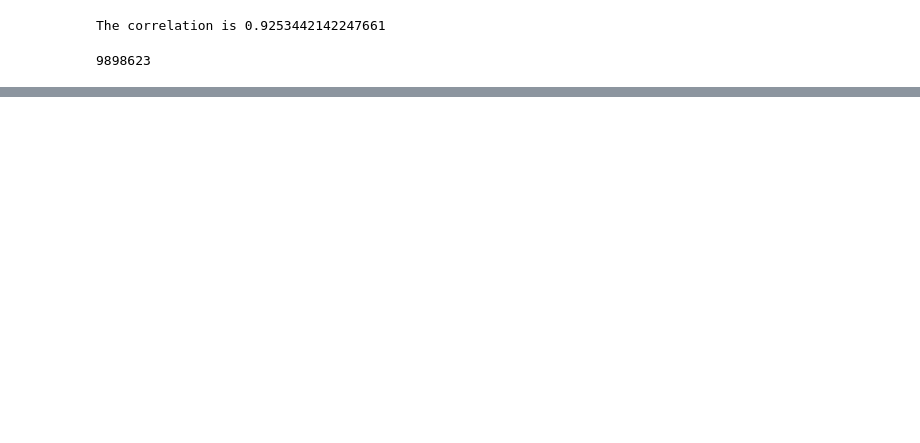
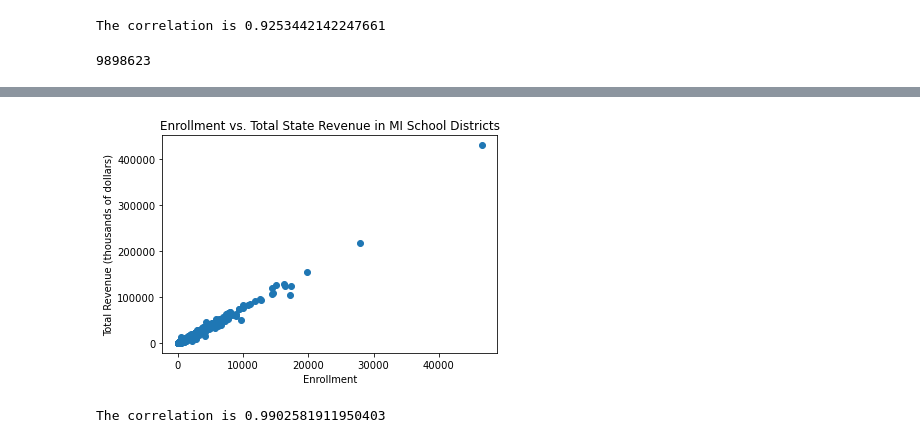
Before and after one commit to robertodiazbriones/Project_2, a Jupyter notebook: Education_finance_exploration.ipynb, the cells around one changed output, grey strips where cells are left out. Drawn from its saved outputs; the diff is of its cells as text; code cells hidden in the pictures; blank space fills up the shorter version.

```diff
--- a/Education_finance_exploration.ipynb
+++ b/Education_finance_exploration.ipynb
@@ -316,3 +318,19 @@ det.head()
 | 5833 | 19819.0 | DEARBORN PUB SCH DIST | 251095 | 20486 | 153823 | 76786 | 12.669408 | 1.033655 | 7.761391 | ... |
 | 5851 | 17321.0 | PLYMOUTH-CANTON COMM SCH DIST | 193982 | 3324 | 124574 | 66084 | 11.199238 | 0.191906 | 7.192079 | ... |
 | 5821 | 17233.0 | ANN ARBOR CITY SCH DIST 1 | 250114 | 6069 | 104559 | 139486 | 14.513666 | 0.352173 | 6.067371 | ... |
+# %%
+#repeat analysis on state funding
+plt.scatter(mi_fin_16_clean['ENROLL'], mi_fin_16_clean['TSTREV'])
+
+plt.xlabel('Enrollment')
+plt.title('Enrollment vs. Total State Revenue in MI School Districts')
+plt.ylabel('Total Revenue (thousands of dollars)')
+
+plt.show()
+
+r_val3 = sp.pearsonr(mi_fin_16_clean['ENROLL'], mi_fin_16_clean['TSTREV'])
+
+print(f'The correlation is {r_val3[0]}')
+# %% [output]
+[figure, added]
+The correlation is 0.9902581911950403
```
Also changed, not shown: parts of 15 cells of this notebook.
